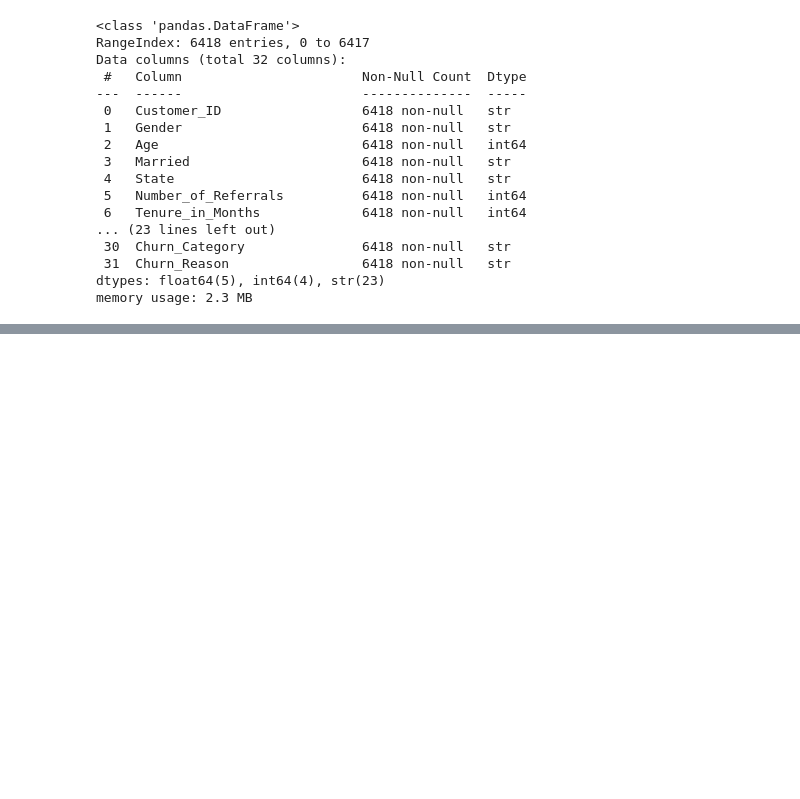
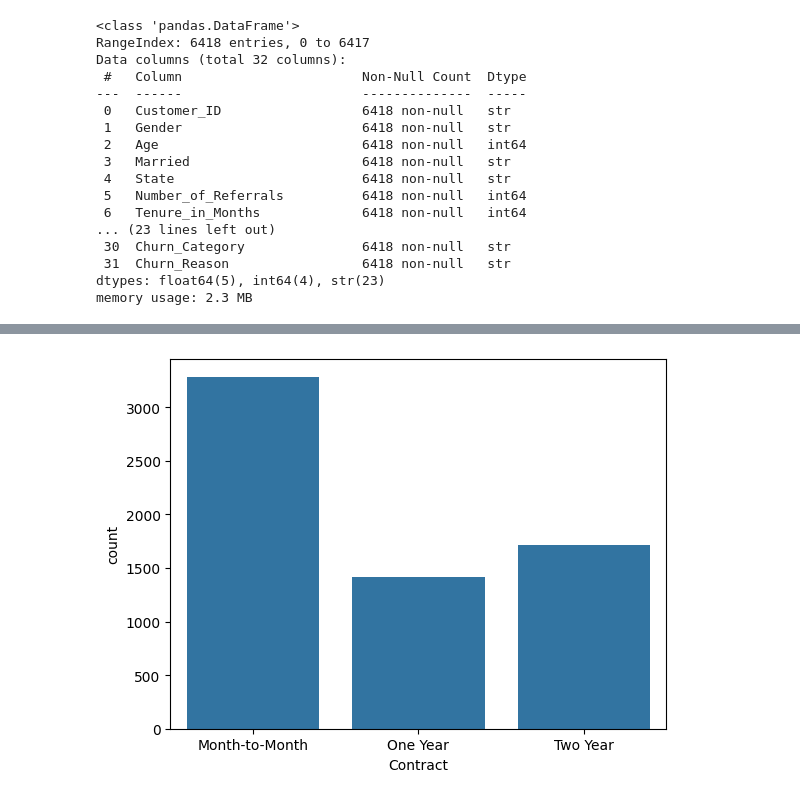
Before and after one commit to anujoshi107/Churn-Analysis, a Jupyter notebook: churn_eda.ipynb, the cells around one changed output, grey strips where cells are left out. Saved outputs shown, nothing was run; the diff lists cells and outputs as text; code cells hidden in the pictures; blank space fills up the shorter version.

```diff
--- a/churn_eda.ipynb
+++ b/churn_eda.ipynb
@@ -85,0 +122,10 @@ memory usage: 2.3 MB
+# %%
+sns.countplot(
+    data=df,
+    x='Contract',
+)
+
+
+plt.show()
+# %% [output]
+[figure, added]
```
Also changed, not shown: parts of 22 cells of this notebook, 1 other file.
